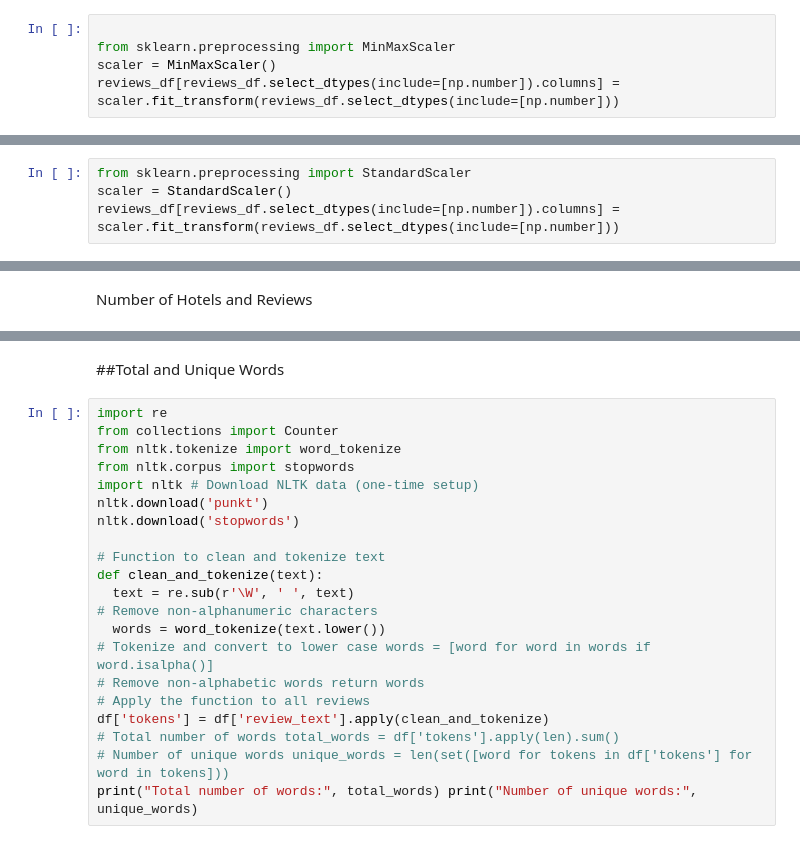
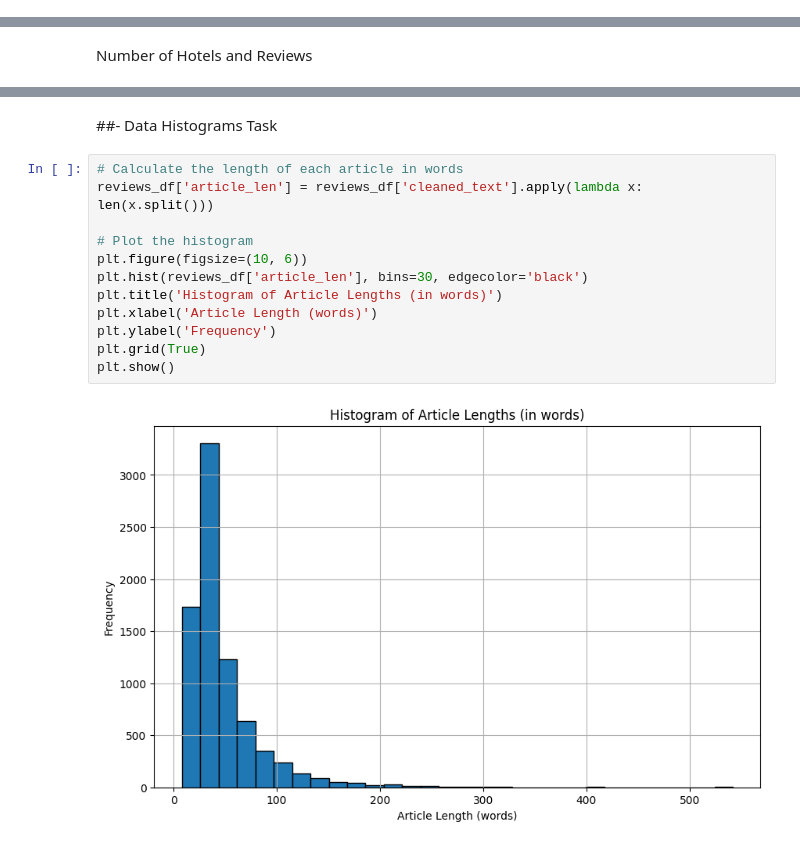
Before and after one commit to SuneraUdana/NLP_CW, a Jupyter notebook: TripAdvisor_sentimentAnalysis.ipynb, the cells around one changed output, grey strips where cells are left out. Drawn from its saved outputs; the diff is of its cells as text.

Commit message:
first two tasks

```diff
--- a/TripAdvisor_sentimentAnalysis.ipynb
+++ b/TripAdvisor_sentimentAnalysis.ipynb
@@ -106,5 +103,0 @@ Normalization
-# %%
-
-from sklearn.preprocessing import MinMaxScaler
-scaler = MinMaxScaler()
-reviews_df[reviews_df.select_dtypes(include=[np.number]).columns] = scaler.fit_transform(reviews_df.select_dtypes(include=[np.number]))
@@ -113,4 +103,0 @@ Standardization
-# %%
-from sklearn.preprocessing import StandardScaler
-scaler = StandardScaler()
-reviews_df[reviews_df.select_dtypes(include=[np.number]).columns] = scaler.fit_transform(reviews_df.select_dtypes(include=[np.number]))
@@ -160,23 +218,16 @@ Name: count, Length: 140, dtype: int64
-# %% [markdown]
-##Total and Unique Words
-# %%
-import re
-from collections import Counter
-from nltk.tokenize import word_tokenize
-from nltk.corpus import stopwords
-import nltk # Download NLTK data (one-time setup)
-nltk.download('punkt')
-nltk.download('stopwords')
-
-# Function to clean and tokenize text
-def clean_and_tokenize(text):
-  text = re.sub(r'\W', ' ', text)
-# Remove non-alphanumeric characters
-  words = word_tokenize(text.lower())
-# Tokenize and convert to lower case words = [word for word in words if word.isalpha()]
-# Remove non-alphabetic words return words
-# Apply the function to all reviews
-df['tokens'] = df['review_text'].apply(clean_and_tokenize)
-# Total number of words total_words = df['tokens'].apply(len).sum()
-# Number of unique words unique_words = len(set([word for tokens in df['tokens'] for word in tokens]))
-print("Total number of words:", total_words) print("Number of unique words:", unique_words)
+# %% [markdown]
+##- Data Histograms Task
+# %%
+# Calculate the length of each article in words
+reviews_df['article_len'] = reviews_df['cleaned_text'].apply(lambda x: len(x.split()))
+
+# Plot the histogram
+plt.figure(figsize=(10, 6))
+plt.hist(reviews_df['article_len'], bins=30, edgecolor='black')
+plt.title('Histogram of Article Lengths (in words)')
+plt.xlabel('Article Length (words)')
+plt.ylabel('Frequency')
+plt.grid(True)
+plt.show()
+# %% [output]
+[figure, added]
```
Also changed, not shown: parts of 21 cells of this notebook, 1 other file.
